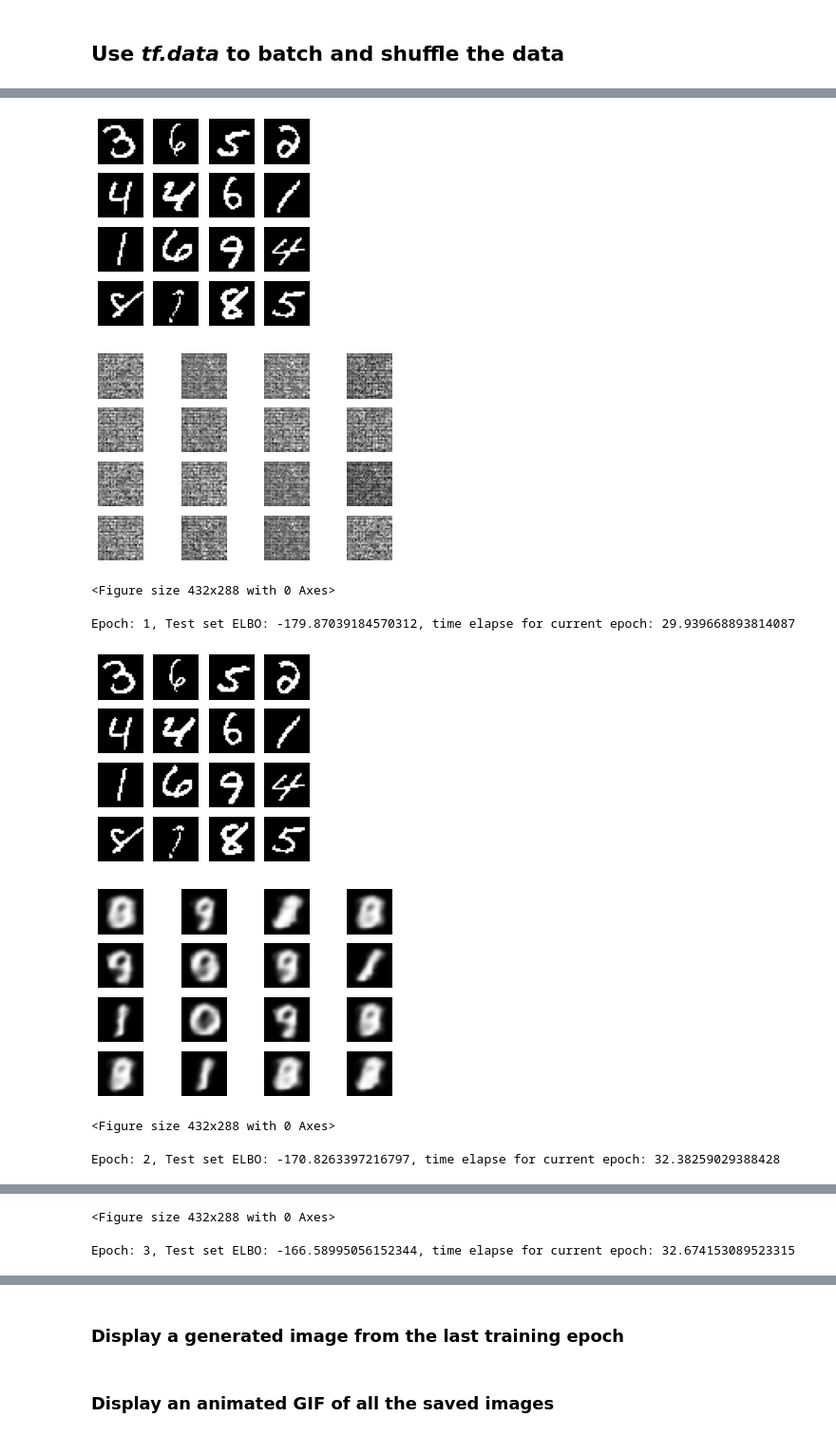
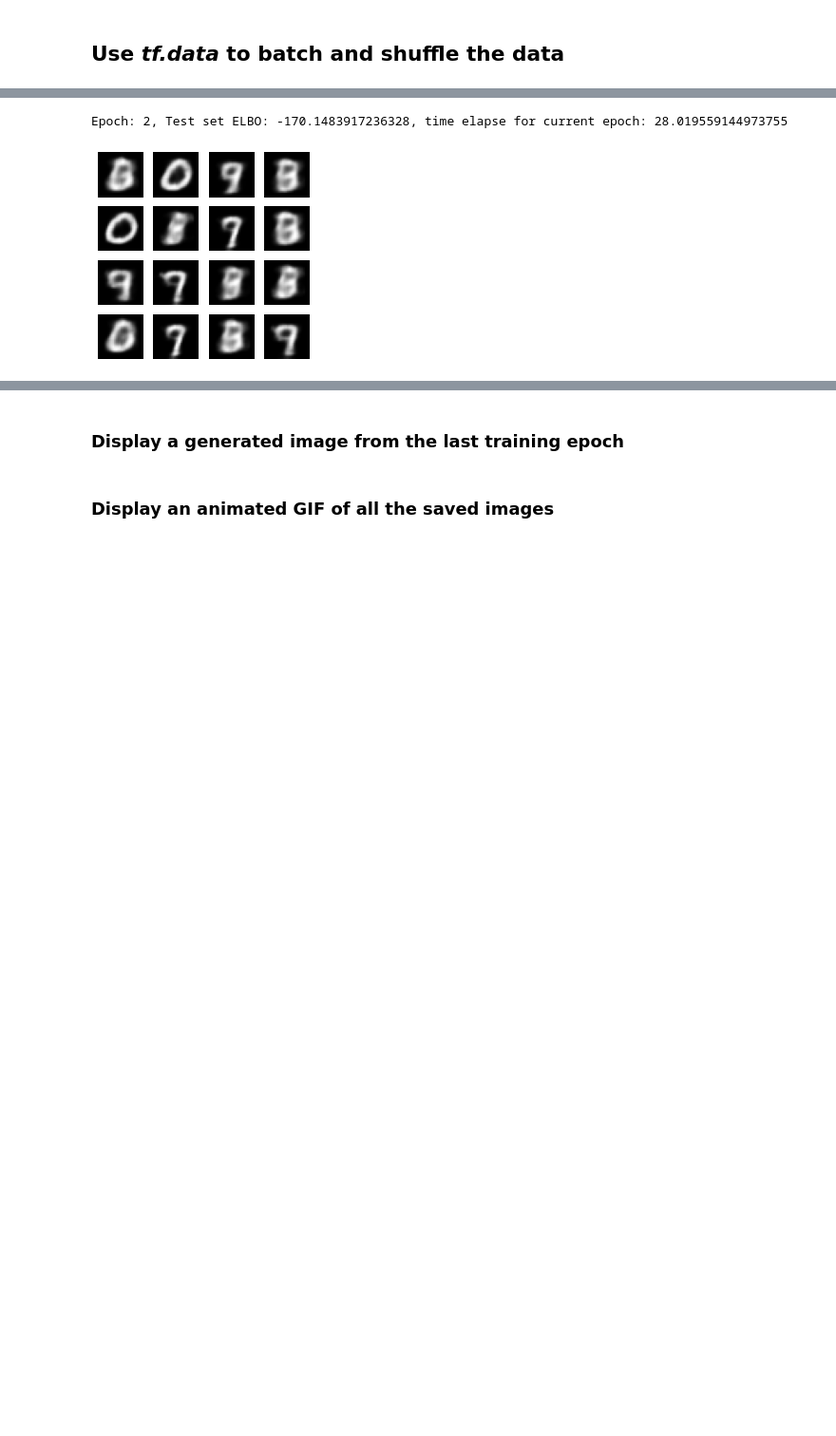
Before and after one commit to mbaddar1/wias_uq_rl, a Jupyter notebook: vae/nb/cvae.ipynb, the cells around one changed output, grey strips where cells are left out. Shown at 95% size. Cells and saved outputs as stored; diff of their text form; code cells hidden in the pictures; blank space fills up the shorter version.

```diff
--- a/vae/nb/cvae.ipynb
+++ b/vae/nb/cvae.ipynb
@@ -252,25 +241,19 @@ random_vector_for_generation = tf.random.normal(
 model = CVAE(latent_dim)
 # %%
 def generate_and_save_images(model, epoch, test_sample):
-    mean, logvar = model.encode(test_sample)
-    z = model.reparameterize(mean, logvar)
-    predictions = model.sample(z)
-    fig = plt.figure(figsize=(4, 4))
+  mean, logvar = model.encode(test_sample)
+  z = model.reparameterize(mean, logvar)
+  predictions = model.sample(z)
+  fig = plt.figure(figsize=(4, 4))
 
-    for i in range(predictions.shape[0]):
-        plt.subplot(4, 4, i + 1)
-        plt.imshow(test_sample[i, :, :, 0], cmap='gray')
-        plt.axis('off')
-    plt.show()
-    for i in range(predictions.shape[0]):
-        plt.subplot(4, 4, i + 1)
-        plt.imshow(predictions[i, :, :, 0], cmap='gray')
-        plt.axis('off')
-    plt.show()
+  for i in range(predictions.shape[0]):
+    plt.subplot(4, 4, i + 1)
+    plt.imshow(predictions[i, :, :, 0], cmap='gray')
+    plt.axis('off')
 
-    # tight_layout minimizes the overlap between 2 sub-plots
-    plt.savefig('image_at_epoch_{:04d}.png'.format(epoch))
-    plt.show()
+  # tight_layout minimizes the overlap between 2 sub-plots
+  plt.savefig('image_at_epoch_{:04d}.png'.format(epoch))
+  plt.show()
 # %%
 # Pick a sample of the test set for generating output images
 assert batch_size >= num_examples_to_generate
@@ -279,26 +262,20 @@ for test_batch in test_dataset.take(1):
 # %%
 generate_and_save_images(model, 0, test_sample)
 
 for epoch in range(1, epochs + 1):
   start_time = time.time()
   for train_x in train_dataset:
     train_step(model, train_x, optimizer)
   end_time = time.time()
 
   loss = tf.keras.metrics.Mean()
   for test_x in test_dataset:
     loss(compute_loss(model, test_x))
   elbo = -loss.result()
-  # display.clear_output(wait=False)
+  display.clear_output(wait=False)
   print('Epoch: {}, Test set ELBO: {}, time elapse for current epoch: {}'
         .format(epoch, elbo, end_time - start_time))
   generate_and_save_images(model, epoch, test_sample)
 # %% [output]
+Epoch: 2, Test set ELBO: -170.1483917236328, time elapse for current epoch: 28.019559144973755
-[figure, old version]
+[figure, new version]
-[figure, removed]
-<Figure size 432x288 with 0 Axes>
-Epoch: 1, Test set ELBO: -179.87039184570312, time elapse for current epoch: 29.939668893814087
-[figure, removed]
-[figure, removed]
-<Figure size 432x288 with 0 Axes>
-Epoch: 2, Test set ELBO: -170.8263397216797, time elapse for current epoch: 32.38259029388428
@@ -307,2 +281,0 @@ Epoch: 2, Test set ELBO: -170.8263397216797, time elapse for current epoch: 32.3
-<Figure size 432x288 with 0 Axes>
-Epoch: 3, Test set ELBO: -166.58995056152344, time elapse for current epoch: 32.674153089523315
```
Also changed, not shown: parts of 9 cells of this notebook.
